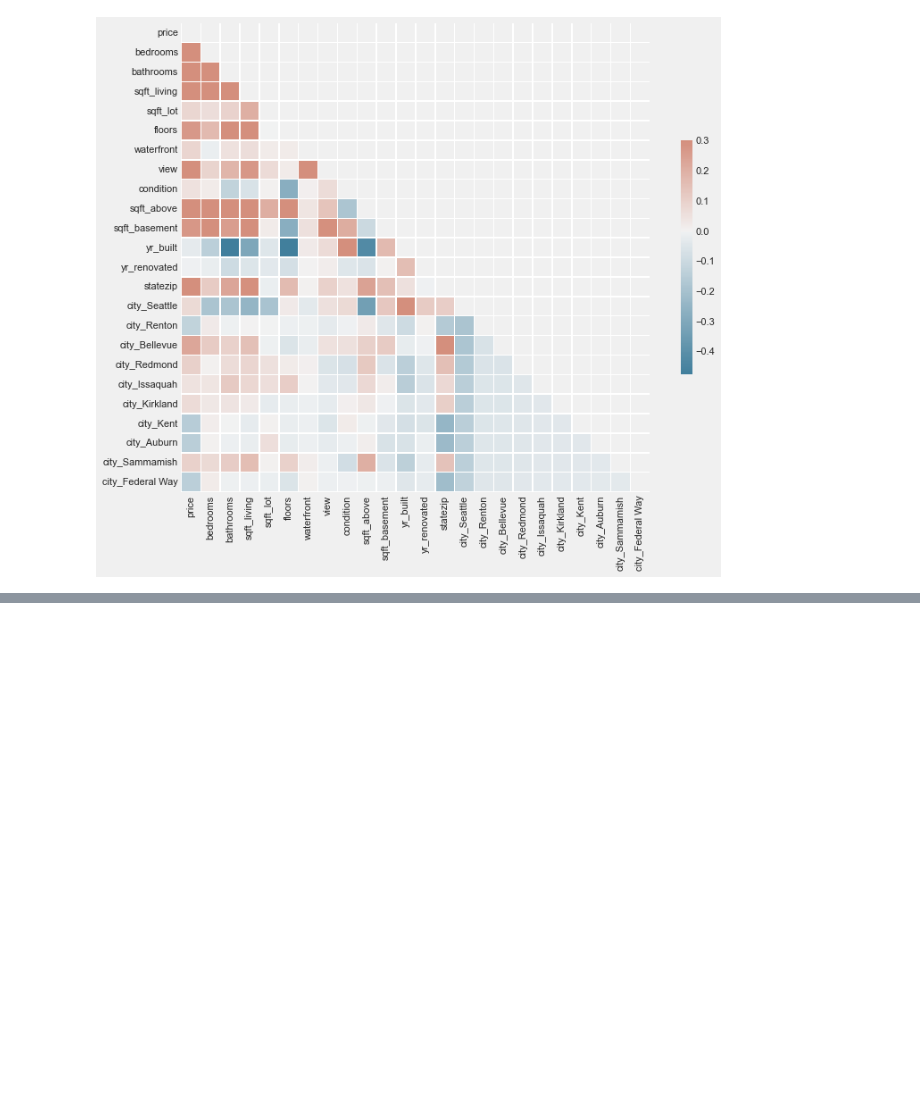
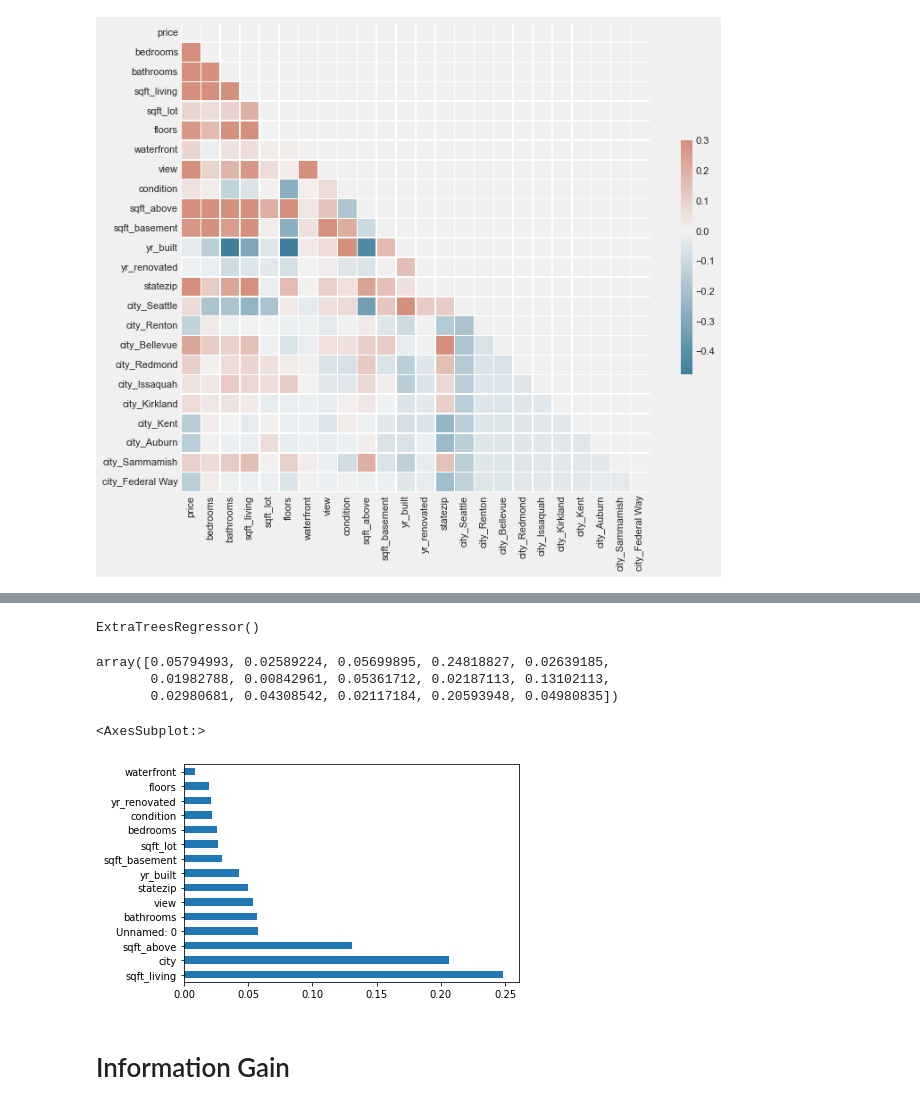
Before and after one commit to jf20541/Optimal-RegressionModel-HyperParameters-Flask-Azure-Docker, a Jupyter notebook: notebooks/house_price_eda.ipynb, the cells around one changed output, grey strips where cells are left out. Drawn from its saved outputs; the diff is of its cells as text; code cells hidden in the pictures; blank space fills up the shorter version.

```diff
--- a/notebooks/house_price_eda.ipynb
+++ b/notebooks/house_price_eda.ipynb
@@ -316,0 +327,3 @@ df_target_encode.to_csv('../inputs/train_target_encode.csv')
+# %%
+df = pd.read_csv('../inputs/train_clean.csv')
+df
@@ -316,0 +344,22 @@ df_target_encode.to_csv('../inputs/train_target_encode.csv')
+# %%
+target = df.price
+features = df.drop('price', axis=1)
+
+model = ExtraTreesRegressor()
+model.fit(features, target)
+# %% [output]
+ExtraTreesRegressor()
+# %%
+model.feature_importances_
+# %% [output]
+array([0.05794993, 0.02589224, 0.05699895, 0.24818827, 0.02639185,
+       0.01982788, 0.00842961, 0.05361712, 0.02187113, 0.13102113,
+       0.02980681, 0.04308542, 0.02117184, 0.20593948, 0.04980835])
+# %%
+rank_feat = pd.Series(model.feature_importances_, index=features.columns)
+rank_feat.nlargest(20).plot(kind='barh')
+# %% [output]
+<AxesSubplot:>
+[figure, added]
+# %% [markdown]
+# Information Gain
```
Also changed, not shown: parts of 7 cells of this notebook, 3 other files.
